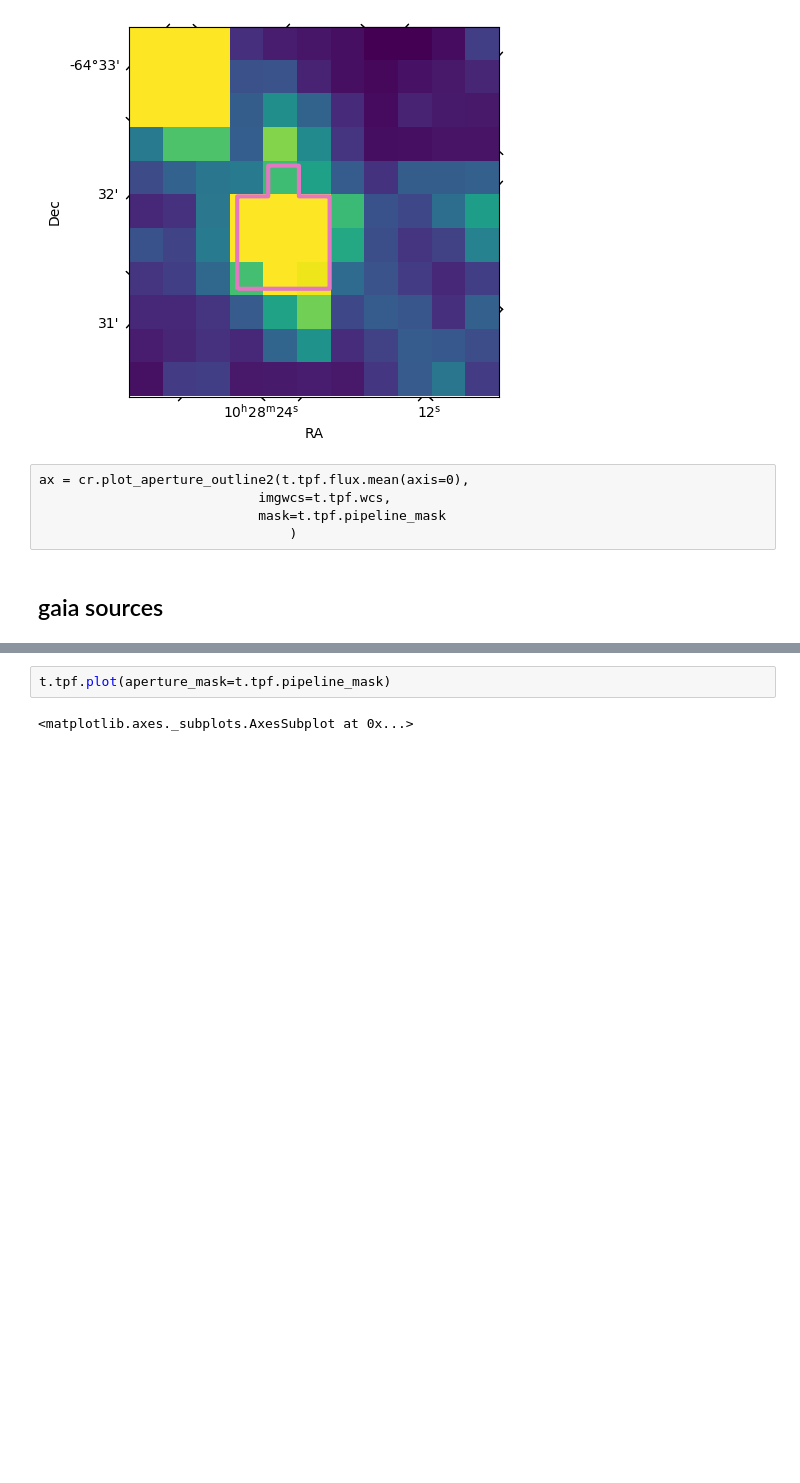
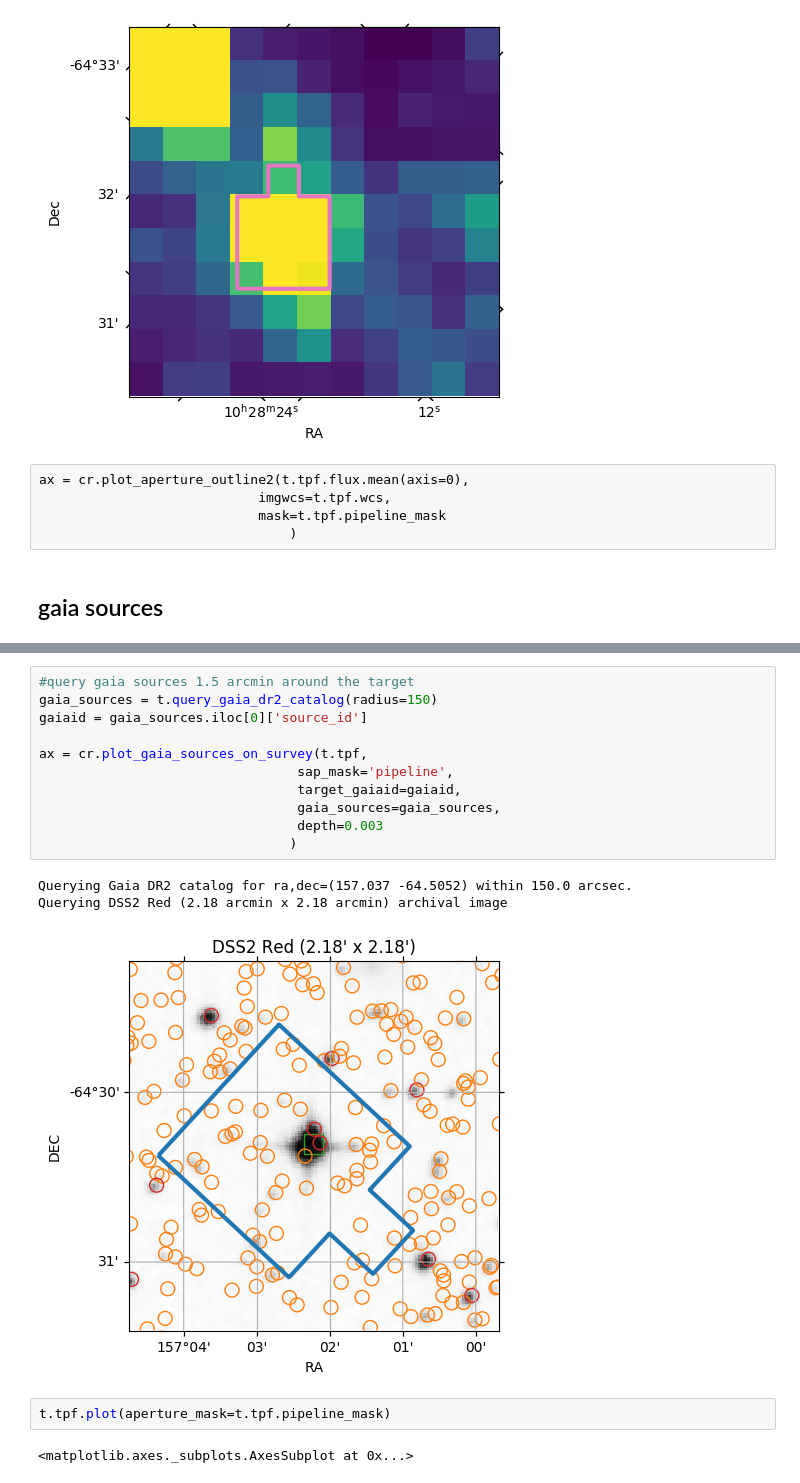
Before and after one commit to jpdeleon/chronos, a Jupyter notebook: notebooks/examples-tpf.ipynb, the cells around one changed output, grey strips where cells are left out. Saved outputs shown, nothing was run; the diff lists cells and outputs as text; blank space fills up the shorter version.

```diff
--- a/notebooks/examples-tpf.ipynb
+++ b/notebooks/examples-tpf.ipynb
@@ -89,3 +90,18 @@ Querying Gaia DR2 catalog for ra,dec=(157.037 -64.5052) within 90.0 arcsec.
+# %%
+#query gaia sources 1.5 arcmin around the target
+gaia_sources = t.query_gaia_dr2_catalog(radius=150)
+gaiaid = gaia_sources.iloc[0]['source_id']
+
+ax = cr.plot_gaia_sources_on_survey(t.tpf,
+                                 sap_mask='pipeline',
+                                 target_gaiaid=gaiaid,
+                                 gaia_sources=gaia_sources,
+                                 depth=0.003
+                                )
+# %% [output]
+Querying Gaia DR2 catalog for ra,dec=(157.037 -64.5052) within 150.0 arcsec.
+Querying DSS2 Red (2.18 arcmin x 2.18 arcmin) archival image
+[figure, added]
 # %%
 t.tpf.plot(aperture_mask=t.tpf.pipeline_mask)
 # %% [output]
```
Also changed, not shown: parts of 3 cells of this notebook, 18 other files.
